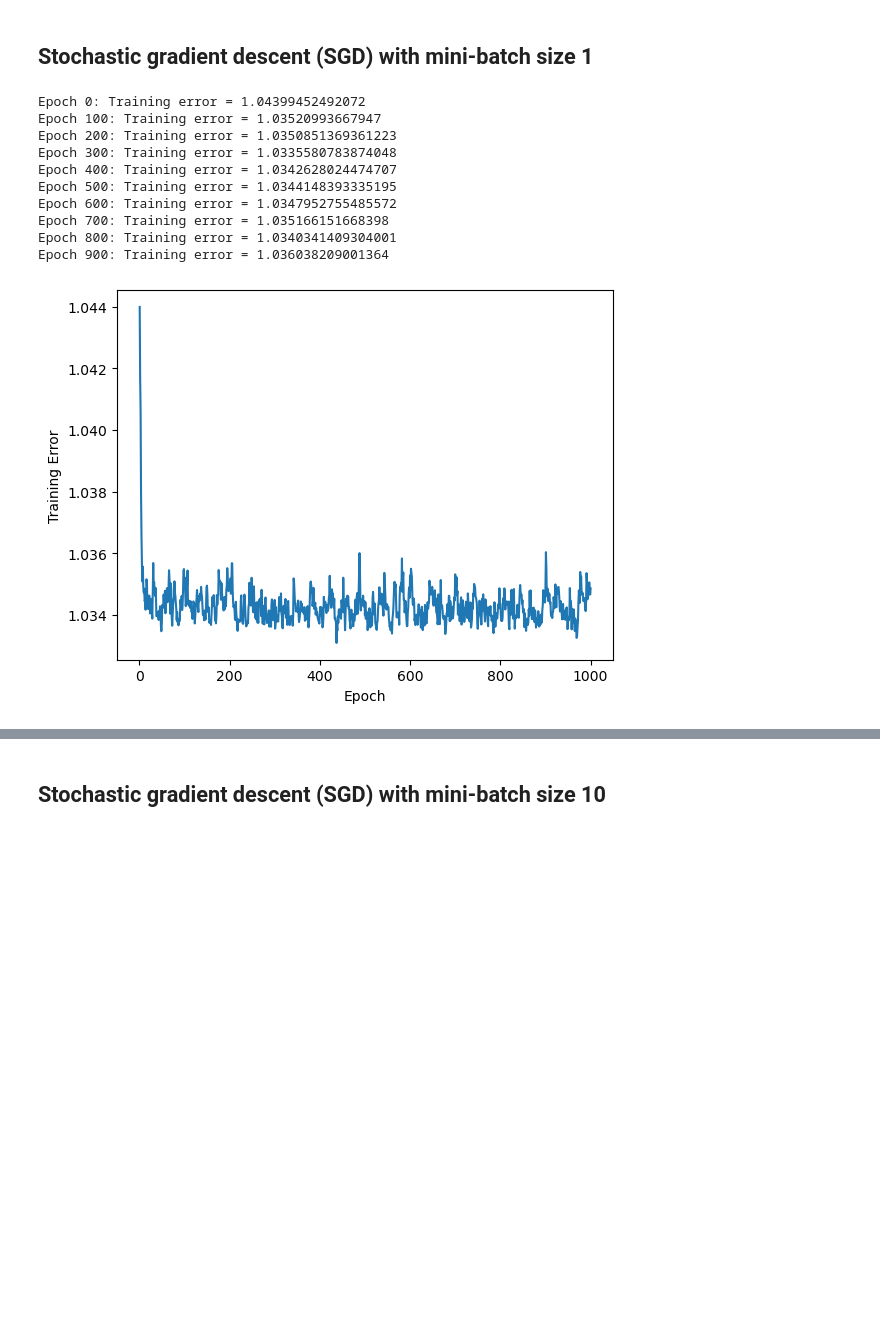
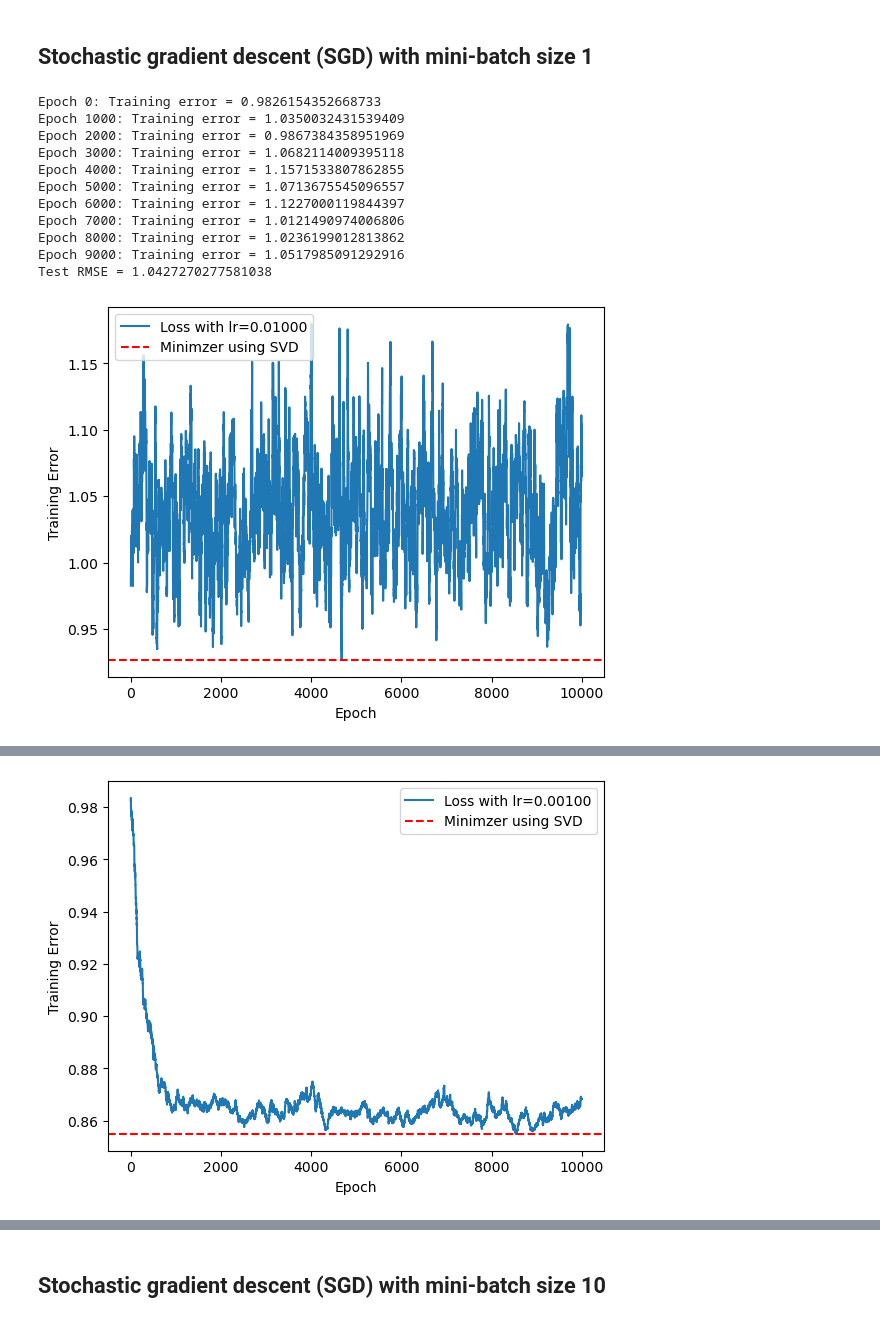
Before and after one commit to CathyF9600/Introduction-to-Learning-from-Data-A1, a Jupyter notebook: A3_1.ipynb, the cells around one changed output, grey strips where cells are left out. Drawn from its saved outputs; the diff is of its cells as text; code cells hidden in the pictures; blank space fills up the shorter version.

```diff
--- a/A3_1.ipynb
+++ b/A3_1.ipynb
@@ -13,8 +13,6 @@ np.random.seed(42)
 # %%
 x_train, x_valid, x_test, y_train, y_valid, y_test = load_dataset('pumadyn32nm')
 x_train, y_train = x_train[:1000], y_train[:1000]
-x_train = np.random.randn(1000, 32)
-y_train = np.random.randn(1000)
 # %%
 x_train.shape # 32 = number of features in the data
 # %% [output]
@@ -82,57 +114,59 @@ y_train.shape
 # %% [markdown]
 ## Stochastic gradient descent (SGD) with mini-batch size 1
 # %%
-def sgd_mini_batch(x_train, y_train, x_test, y_test, lr=0.0001, epochs=1000):
+x_train, x_valid, x_test, y_train, y_valid, y_test = load_dataset('pumadyn32nm')
+x_train, y_train = x_train[:1000], y_train[:1000]
+def sgd_mini_batch(x_train, y_train, x_test, y_test, lr=0.0001, epochs=5000):
     # Initialize the weights with zeros
-    w = np.zeros(x_train.shape[1]) #(32,)
+    w = np.zeros((x_train.shape[1], 1)) #(32,)
     train_errors = []
     # Start the training loop
     for epoch in range(epochs):
-        for i in range(x_train.shape[0]):
-            # Select a single random data point
-            idx = np.random.randint(x_train.shape[0])
-            x_i = x_train[idx, :]
-            # print(y_train.shape)
-            y_i = y_train[idx]
+        i = random.randint(0, len(y_train)-1)
+        # print(x_train[i].shape)
+        grad_w = -2 * np.dot(x_train[i].reshape(-1,1), (y_train[i] - np.dot(x_train, w)[i]).reshape(-1,1))
+        # Update the weights
 
-            # Compute the gradient of the loss function with respect to the weights
-            grad_w = -2 * x_i * (y_i - np.dot(x_i, w))
-
-            # Update the weights
-            w = w - lr * grad_w
         # Compute the training error
         y_hat = x_train.dot(w)
         train_error = RMSE(y_train, y_hat)
+        # print(w.shape)
+        # print(grad_w.shape)
+        w -= lr * grad_w
+        # get best weights
+        if len(train_errors) > 0 and train_error < train_errors[-1]:
+            w_best = w
         train_errors.append(train_error)
         # Print the training error every 100 epochs
-        if epoch % 100 == 0:
+        if epoch % (epochs/10) == 0:
             print(f"Epoch {epoch}: Training error = {train_error}")
 
     # Compute the predicted values for the testing dataset
-    y_hat_test = np.dot(x_test, w)
-
+    y_hat_test = np.dot(x_test, w_best)
     # Compute the testing error
     test_error = RMSE(y_test, y_hat_test)
-
+     # Print the final testing error (root mean squared error)
+    print(f"Test RMSE = {test_error}")
     # plot training error versus epochs
-    plt.plot(range(1, epochs+1), train_errors)
+    plt.plot(range(1, epochs+1), train_errors, label="Loss with lr=%.5f"%lr)
     plt.xlabel('Epoch')
     plt.ylabel('Training Error')
+    plt.axhline(y=np.min(train_errors), color='r', linestyle='--', label="Minimzer using SVD")
+    plt.legend(loc='best')
     plt.show()
-    # Print the final testing error (root mean squared error)
-    print(f"Test RMSE = {test_error}")
 
-
-sgd_mini_batch(x_train, y_train, x_test, y_test)
+for lr in [0.01, 0.001, 0.0001]:
+    sgd_mini_batch(x_train, y_train, x_test, y_test, lr, 10000)
 # %% [output]
-Epoch 0: Training error = 1.04399452492072
-Epoch 100: Training error = 1.03520993667947
-Epoch 200: Training error = 1.0350851369361223
-Epoch 300: Training error = 1.0335580783874048
-Epoch 400: Training error = 1.0342628024474707
-Epoch 500: Training error = 1.0344148393335195
-Epoch 600: Training error = 1.0347952755485572
-Epoch 700: Training error = 1.035166151668398
-Epoch 800: Training error = 1.0340341409304001
-Epoch 900: Training error = 1.036038209001364
+Epoch 0: Training error = 0.9826154352668733
+Epoch 1000: Training error = 1.0350032431539409
+Epoch 2000: Training error = 0.9867384358951969
+Epoch 3000: Training error = 1.0682114009395118
+Epoch 4000: Training error = 1.1571533807862855
+Epoch 5000: Training error = 1.0713675545096557
+Epoch 6000: Training error = 1.1227000119844397
+Epoch 7000: Training error = 1.0121490974006806
+Epoch 8000: Training error = 1.0236199012813862
+Epoch 9000: Training error = 1.0517985091292916
+Test RMSE = 1.0427270277581038
-[figure, old version]
+[figure, new version]
@@ -139,0 +184 @@ Test RMSE = 0.9887640716345992
+[figure, added]
```
Also changed, not shown: parts of 7 cells of this notebook.
